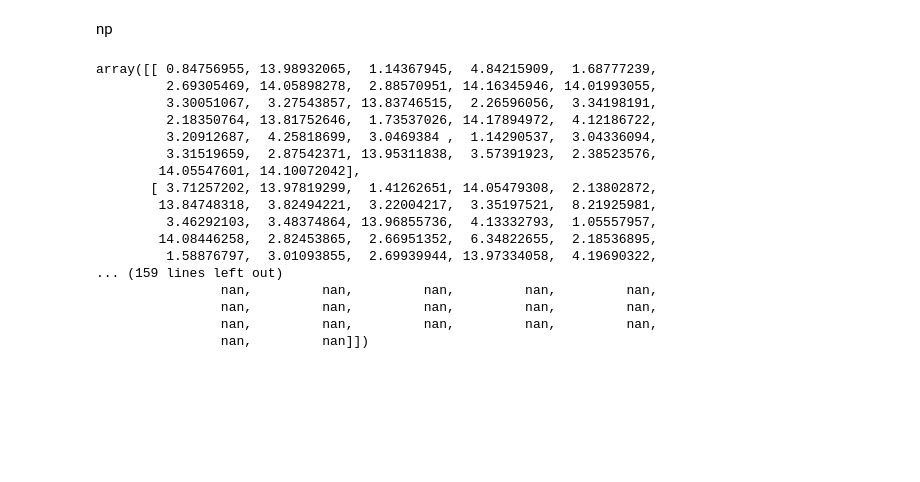
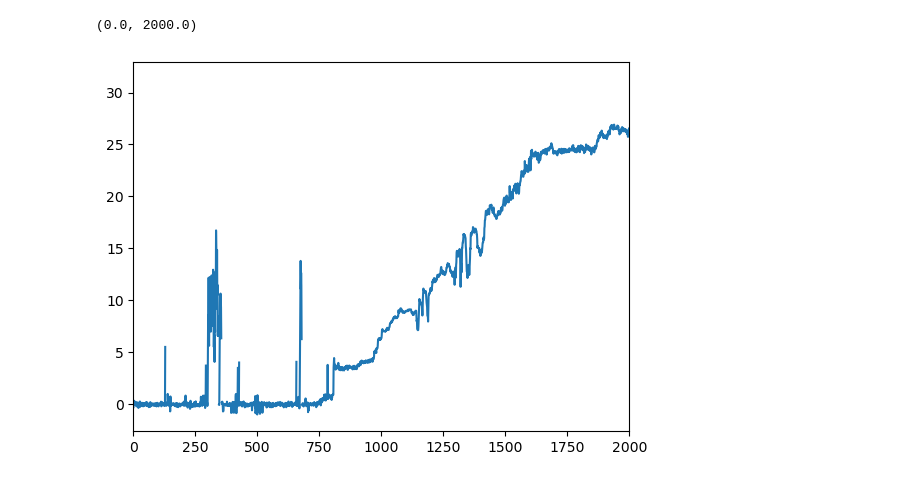
Before and after one commit to TFLVerouden/ETPoF, a Jupyter notebook: piv_tests2.ipynb, the cells around one changed output. Saved outputs shown, nothing was run; the diff lists cells and outputs as text; code cells hidden in the pictures; blank space fills up the shorter version.

```diff
--- a/piv_tests2.ipynb
+++ b/piv_tests2.ipynb
@@ -147,22 +12,5 @@ if not np.all(np.isnan(disps[:,:,1])):
-# %% [markdown]
-np
-# %%
-np.linalg.norm(disps, axis=2)
-# %% [output]
-array([[ 0.84756955, 13.98932065,  1.14367945,  4.84215909,  1.68777239,
-         2.69305469, 14.05898278,  2.88570951, 14.16345946, 14.01993055,
-         3.30051067,  3.27543857, 13.83746515,  2.26596056,  3.34198191,
-         2.18350764, 13.81752646,  1.73537026, 14.17894972,  4.12186722,
-         3.20912687,  4.25818699,  3.0469384 ,  1.14290537,  3.04336094,
-         3.31519659,  2.87542371, 13.95311838,  3.57391923,  2.38523576,
-        14.05547601, 14.10072042],
-       [ 3.71257202, 13.97819299,  1.41262651, 14.05479308,  2.13802872,
-        13.84748318,  3.82494221,  3.22004217,  3.35197521,  8.21925981,
-         3.46292103,  3.48374864, 13.96855736,  4.13332793,  1.05557957,
-        14.08446258,  2.82453865,  2.66951352,  6.34822655,  2.18536895,
-         1.58876797,  3.01093855,  2.69939944, 13.97334058,  4.19690322,
-... (159 lines left out)
-                nan,         nan,         nan,         nan,         nan,
-                nan,         nan,         nan,         nan,         nan,
-                nan,         nan,         nan,         nan,         nan,
-                nan,         nan]])
+# %%
+margins_all = [[48, 496-443, 0, 0],
+           [60, 496-452, 0, 0],
+           [10, 496-480, 0, 0],
+           [0, 0, 128, 0]]
@@ -168,0 +40,29 @@ array([[ 0.84756955, 13.98932065,  1.14367945,  4.84215909,  1.68777239,
+# %%
+images_video = piv.read_image_directory('data/pos4-4', image_type='tif', timing=True)
+background = cv.imread('data/backgrounds/pos4-4.tif', cv.IMREAD_GRAYSCALE)
+
+# Set options
+nr_position = 4
+max_shift_px = 100
+slice_ct = 8
+window_ct = (24, 32)
+
+# From array
+margins = margins_all[nr_position - 1]
+
+# Run PIV
+displacements, window_centers = piv.optical_flow(images_video, slice_ct, window_ct, max_shift_px, use_guess=True,
+                                 margins=margins, sum_rows=False, background=background,
+                                 valid_angles=[np.pi / 4, 3 * np.pi / 4],
+                                 timing=True)
+# %%
+# Calculate the mean displacement
+mean_displacements = piv.mean_displacement(displacements, comp='x', av_dir='all')
+
+# Plot the mean displacement over time
+fig, ax = plt.subplots()
+ax.plot(mean_displacements.flatten())
+ax.set_xlim(0, 2000)
+# %% [output]
+(0.0, 2000.0)
+[figure, added]
```
Also changed, not shown: parts of 6 cells of this notebook, 4 other files.
